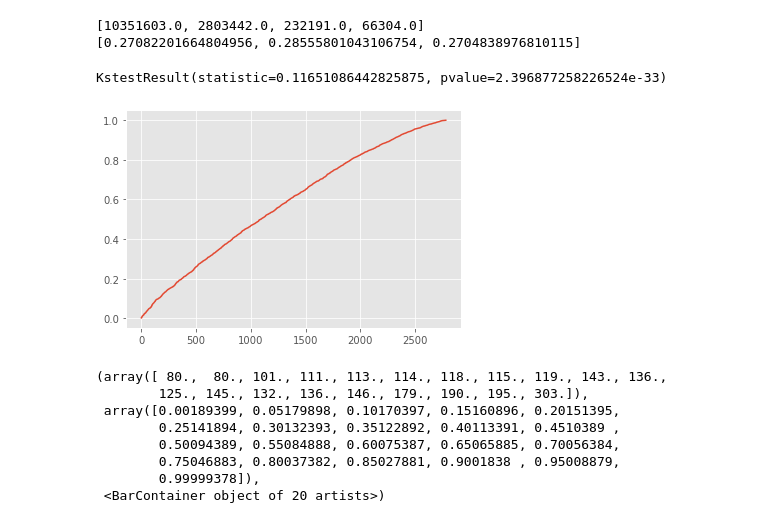
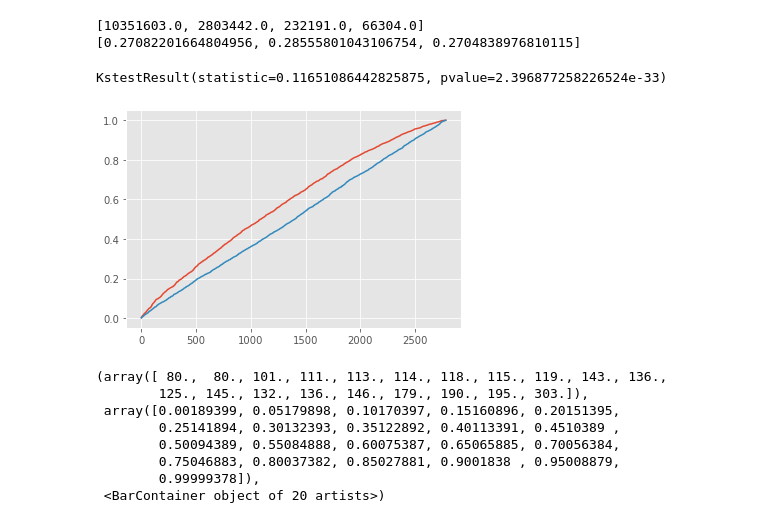
Before and after one commit to kiwymic/MLB-data-analysis, a Jupyter notebook: MLB career analysis.ipynb, the cells around one changed output. Cells and saved outputs as stored; diff of their text form; code cells hidden in the pictures.

```diff
--- a/MLB career analysis.ipynb
+++ b/MLB career analysis.ipynb
@@ -375,12 +384,14 @@ for i in range(BasesLoaded_comp.shape[0]):
     p_BasesLoaded_3.append(res3);
 # %%
 test = sorted(p_BasesLoaded_2)
+test2 = sorted(p_BasesLoaded_3)
 plt.plot(test)
+plt.plot(test2)
 
 stats.kstest(test, stats.uniform(loc=0.0).cdf)
 # %% [output]
 KstestResult(statistic=0.11651086442825875, pvalue=2.396877258226524e-33)
-[figure, old version]
+[figure, new version]
 # %%
 plt.hist(test, bins = 20, color = "#f2a923")
 # %% [output]
```
Also changed, not shown: parts of 65 cells of this notebook, 1 other file.
